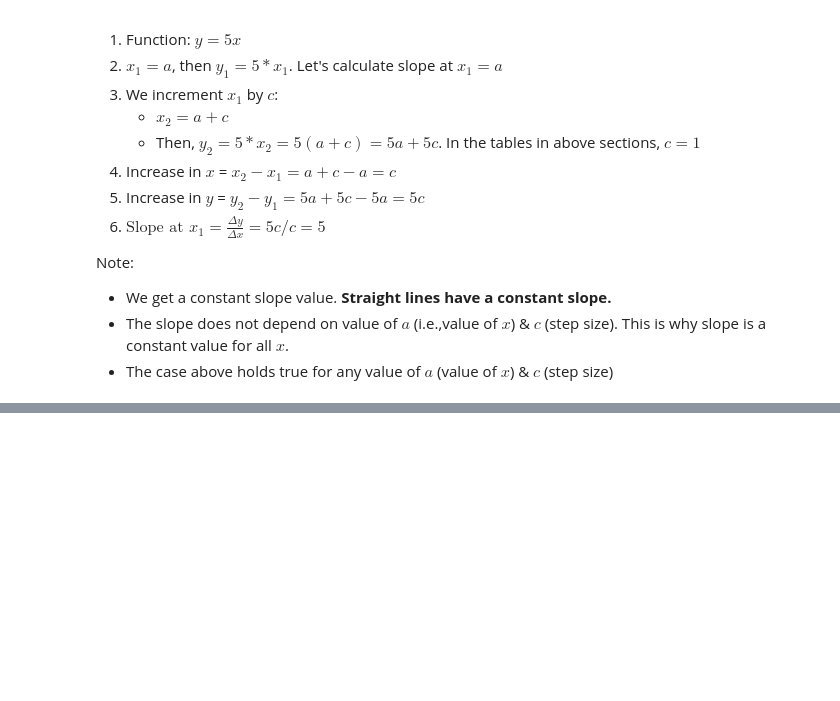
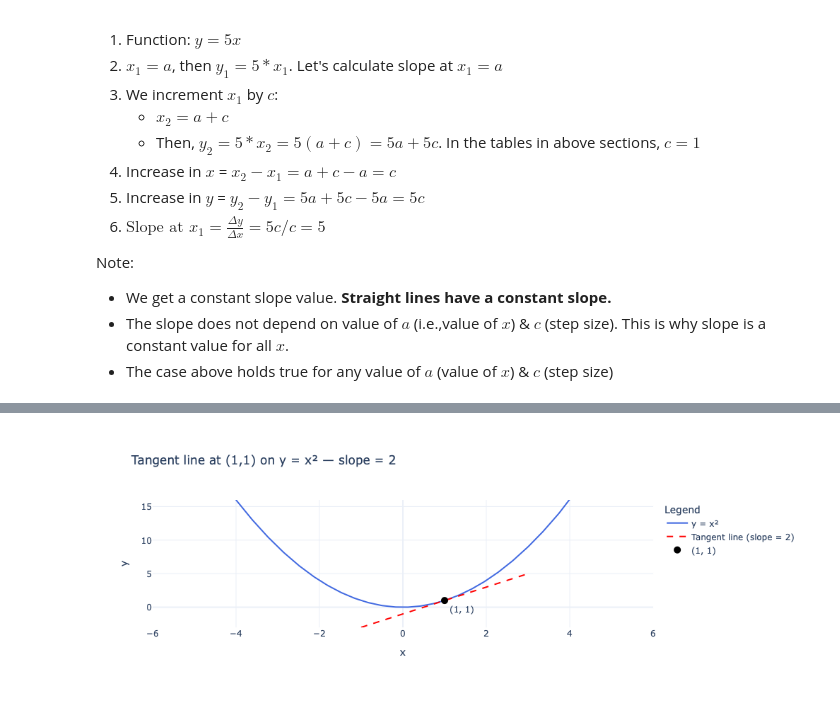
Before and after one commit to nnxgb/ml_from_scratch, a Jupyter notebook: src/notebooks_/00_gradient_desc.ipynb, the cells around one changed output, grey strips where cells are left out. Drawn from its saved outputs; the diff is of its cells as text; code cells hidden in the pictures; blank space fills up the shorter version.

Commit message:
added gradient of curve page

```diff
--- a/src/notebooks_/00_gradient_desc.ipynb
+++ b/src/notebooks_/00_gradient_desc.ipynb
@@ -196,0 +380,57 @@ y=2x, this column was always 2, no matter which pair of points we picked. Here,
+# %%
+import plotly.graph_objects as go
+import numpy as np
+
+# Point of tangency
+x0, y0 = 1, 1
+slope = 2
+
+# Curve
+x_vals = np.linspace(-5, 5, 400)
+y_vals = x_vals**2
+
+# Tangent line: y - y0 = slope * (x - x0)  =>  y = y0 + slope*(x - x0)
+x_line = np.linspace(x0 - 2, x0 + 2, 100)
+y_line = y0 + slope * (x_line - x0)
+
+fig = go.Figure()
+
+# Plot y = x^2
+fig.add_trace(go.Scatter(
+    x=x_vals, y=y_vals,
+    mode="lines",
+    name="y = x²",
+    line=dict(color="royalblue", width=2)
+))
+
+# Plot tangent line
+fig.add_trace(go.Scatter(
+    x=x_line, y=y_line,
+    mode="lines",
+    name=f"Tangent line (slope = {slope})",
+    line=dict(color="red", width=2, dash="dash")
+))
+
+# Mark the point of tangency
+fig.add_trace(go.Scatter(
+    x=[x0], y=[y0],
+    mode="markers+text",
+    name=f"({x0}, {y0})",
+    marker=dict(color="black", size=10),
+    text=[f"({x0}, {y0})"],
+    textposition="bottom right"
+))
+
+fig.update_layout(
+    title="Tangent line at (1,1) on y = x² — slope = 2",
+    xaxis_title="x",
+    yaxis_title="y",
+    template="plotly_white",
+    xaxis=dict(range=[-6, 6]),
+    yaxis=dict(range=[-3, 16]),
+    legend=dict(title="Legend")
+)
+
+fig.show()
+# %% [output]
+[figure, added]
```
Also changed, not shown: parts of 16 cells of this notebook, 16 other files.
